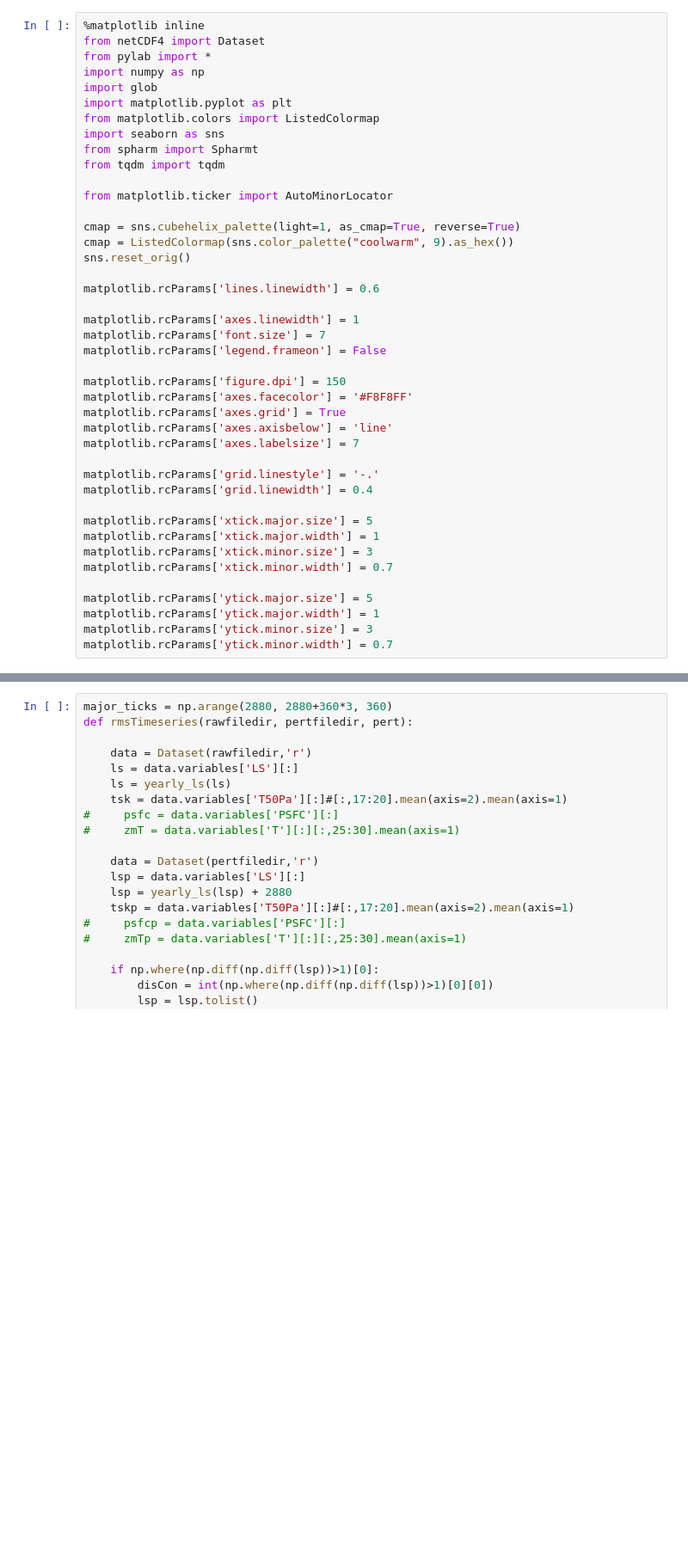
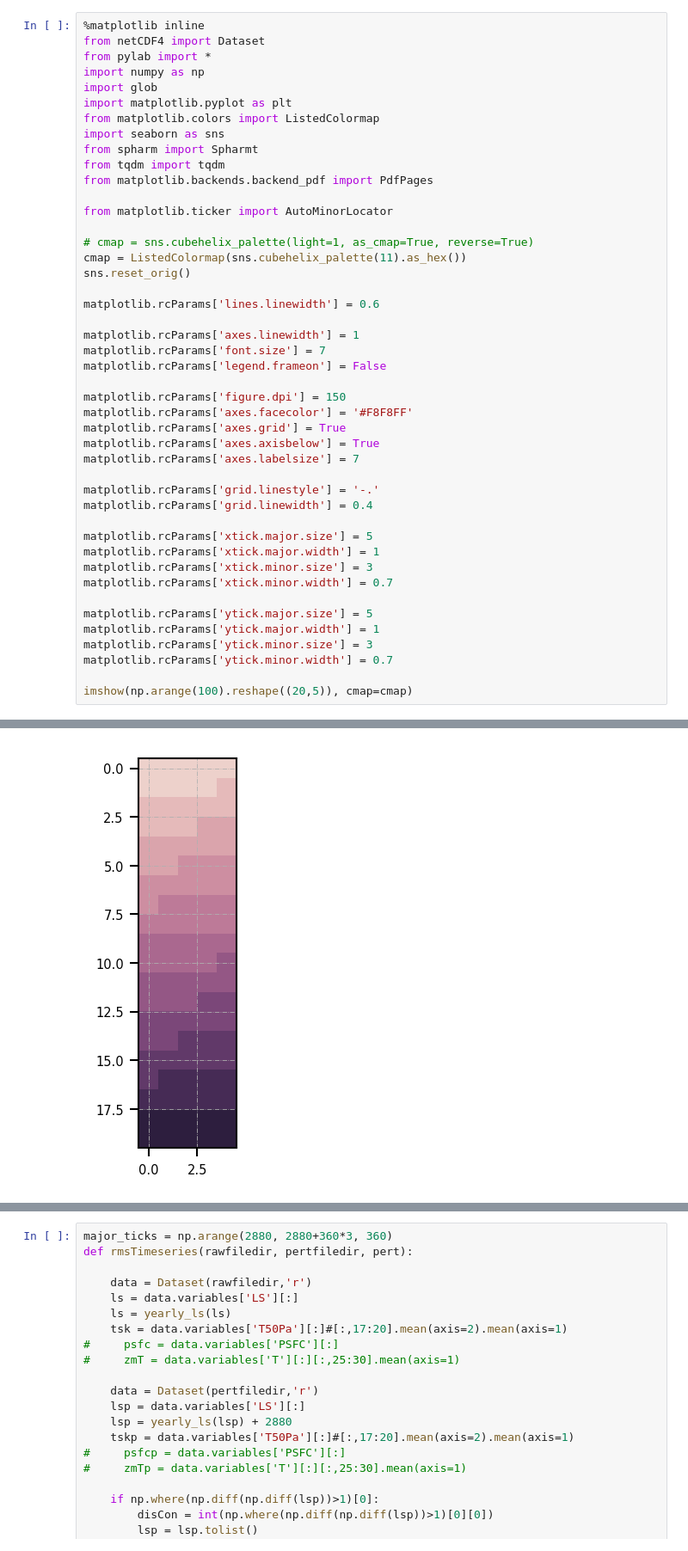
Before and after one commit to sokvisal/marswrf, a Jupyter notebook: model_comparison.ipynb, the cells around one changed output, grey strips where cells are left out. Shown at 86% size. Saved outputs shown, nothing was run; the diff lists cells and outputs as text; blank space fills up the shorter version.

Commit message:
updates plot

```diff
--- a/model_comparison.ipynb
+++ b/model_comparison.ipynb
@@ -9,11 +9,12 @@ from matplotlib.colors import ListedColormap
 import seaborn as sns
 from spharm import Spharmt
 from tqdm import tqdm
+from matplotlib.backends.backend_pdf import PdfPages
 
 from matplotlib.ticker import AutoMinorLocator
 
-cmap = sns.cubehelix_palette(light=1, as_cmap=True, reverse=True)
-cmap = ListedColormap(sns.color_palette("coolwarm", 9).as_hex())
+# cmap = sns.cubehelix_palette(light=1, as_cmap=True, reverse=True)
+cmap = ListedColormap(sns.cubehelix_palette(11).as_hex())
 sns.reset_orig()
 
 matplotlib.rcParams['lines.linewidth'] = 0.6
@@ -25,7 +26,7 @@ matplotlib.rcParams['legend.frameon'] = False
 matplotlib.rcParams['figure.dpi'] = 150
 matplotlib.rcParams['axes.facecolor'] = '#F8F8FF'
 matplotlib.rcParams['axes.grid'] = True
-matplotlib.rcParams['axes.axisbelow'] = 'line'
+matplotlib.rcParams['axes.axisbelow'] = True
 matplotlib.rcParams['axes.labelsize'] = 7
 
 matplotlib.rcParams['grid.linestyle'] = '-.'
@@ -40,3 +41,6 @@ matplotlib.rcParams['ytick.major.size'] = 5
 matplotlib.rcParams['ytick.major.width'] = 1
 matplotlib.rcParams['ytick.minor.size'] = 3
 matplotlib.rcParams['ytick.minor.width'] = 0.7
+
+imshow(np.arange(100).reshape((20,5)), cmap=cmap)
+# %% [output]
@@ -43,2 +48,3 @@ matplotlib.rcParams['ytick.minor.width'] = 0.7
+[figure, added]
 # %%
 from netCDF4 import Dataset
```
Also changed, not shown: parts of 4 cells of this notebook.
